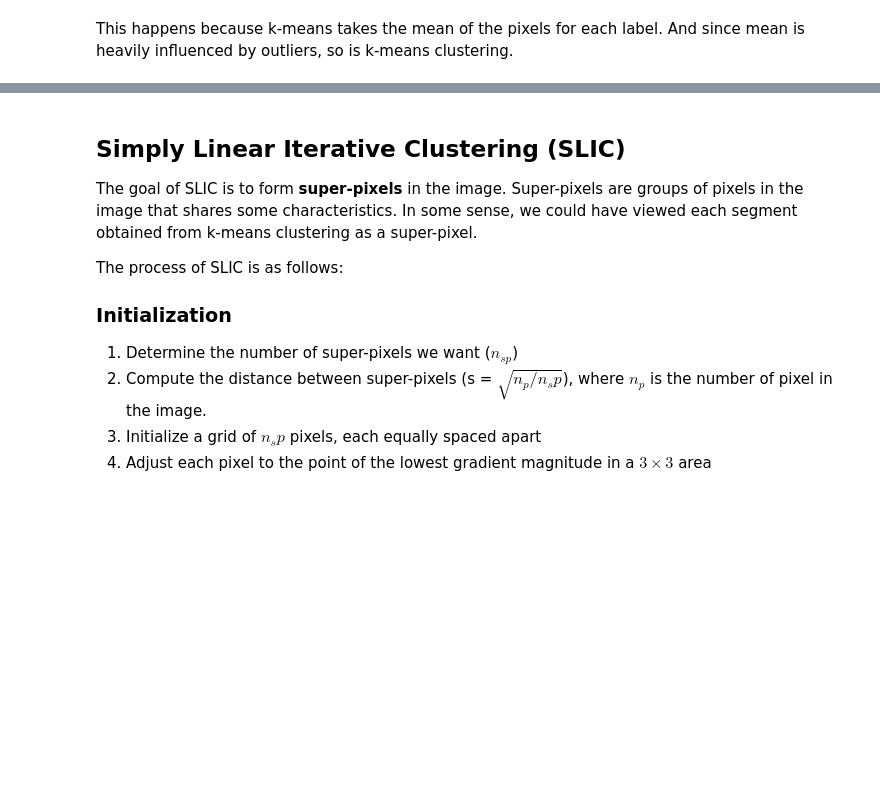
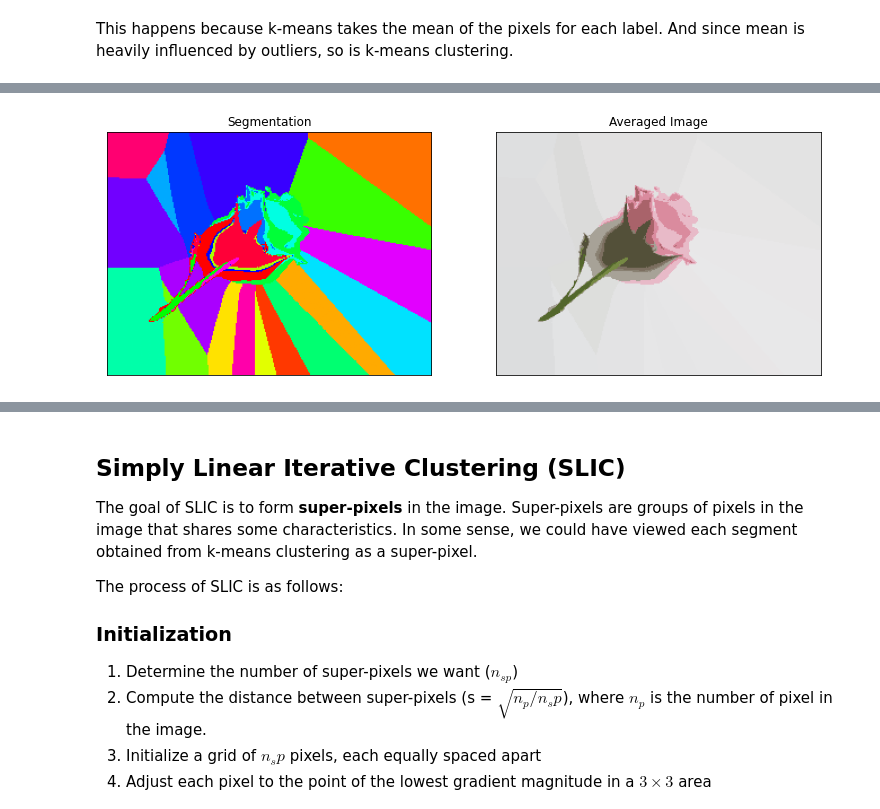
Before and after one commit to 0WN463/wellspring, a Jupyter notebook: computer-vision/segmentation.ipynb, the cells around one changed output, grey strips where cells are left out. Drawn from its saved outputs; the diff is of its cells as text; code cells hidden in the pictures; blank space fills up the shorter version.

```diff
--- a/computer-vision/segmentation.ipynb
+++ b/computer-vision/segmentation.ipynb
@@ -393,0 +503,17 @@ And since mean is heavily influenced by outliers, so is k-means clustering.
+# %%
+features = make_pos_rgb_feature(rose_image_rgb)
+labels, centers = ms.mean_shift(features, 30, 30, 10)
+
+def average_labelled_clusters(labels, centers, image):
+    rgb_mapping = np.array([image[labels == l].mean(axis=0) for l in np.unique(labels)]).astype(np.uint8)
+    result = np.zeros(image.shape, dtype=np.uint8)
+
+    for i,j in np.ndindex(labels.shape):
+        result[i, j, :] = rgb_mapping[labels[i, j]]
+    return result
+
+averaged_image = average_labelled_clusters(labels, centers, rose_image_rgb)
+
+show_images([(make_segments(labels), "Segmentation"), (averaged_image, "Averaged Image")])
+# %% [output]
+[figure, added]
```
Also changed, not shown: parts of 22 cells of this notebook, 2 other files.
